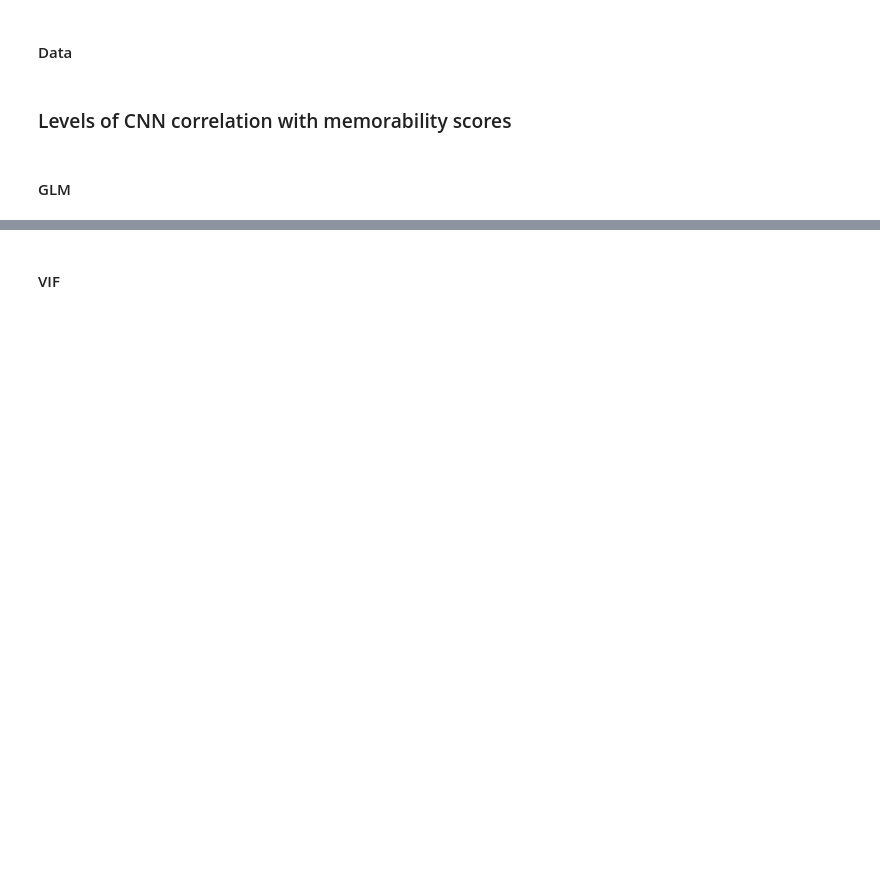
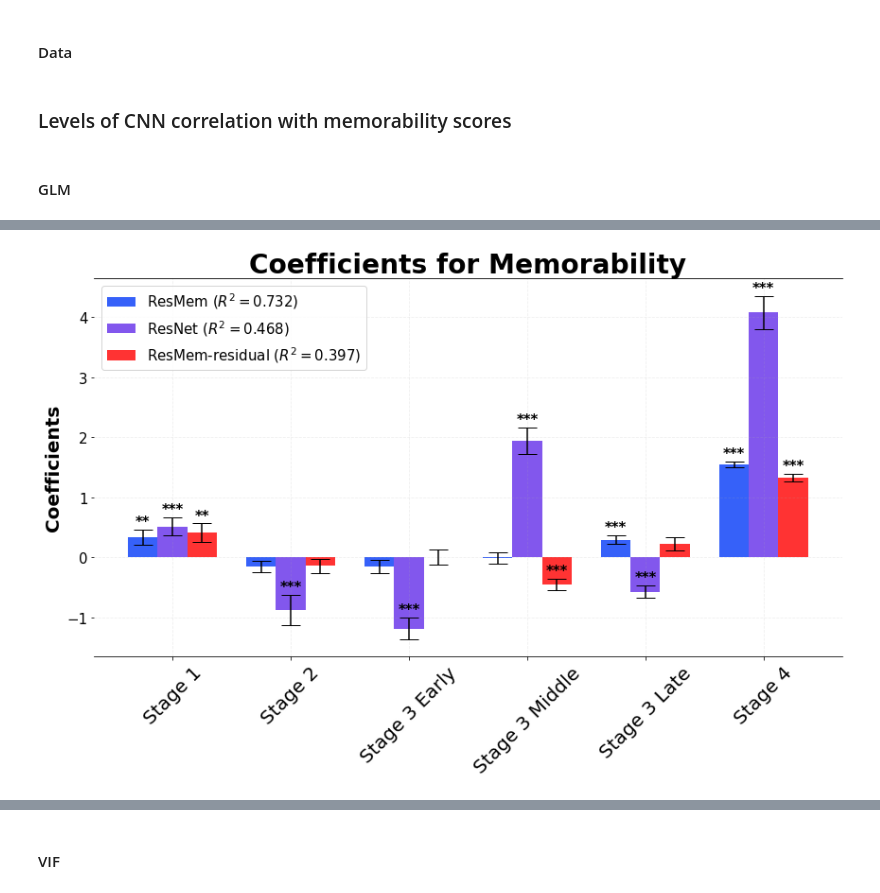
Before and after one commit to shikangpeng/memMedia, a Jupyter notebook: corr_analysis.ipynb, the cells around one changed output, grey strips where cells are left out. Drawn from its saved outputs; the diff is of its cells as text; code cells hidden in the pictures; blank space fills up the shorter version.

```diff
--- a/corr_analysis.ipynb
+++ b/corr_analysis.ipynb
@@ -261,3 +299,89 @@ plt.show()
+# %%
+import matplotlib.pyplot as plt
+import numpy as np
+
+# Data
+stages = ["Stage 1", "Stage 2", "Stage 3 Early", "Stage 3 Middle", "Stage 3 Late", "Stage 4"]
+coef = [0.3346, -0.1486, -0.1555, -0.012, 0.2918, 1.5462]
+std_err = [0.128, 0.094, 0.107, 0.088, 0.075, 0.048]
+
+stages_r = ["Stage 1", "Stage 2", "Stage 3 Early", "Stage 3 Middle", "Stage 3 Late", "Stage 4"]
+coef_r = [0.5143, -0.8761, -1.186, 1.9384, -0.5725, 4.0757]
+std_err_r = [0.147, 0.251, 0.184, 0.219, 0.102, 0.281]
+
+stages_resid = ["Stage 1", "Stage 2", "Stage 3 Early", "Stage 3 Middle", "Stage 3 Late", "Stage 4"]
+coef_resid = [0.4079,-0.1415,0.0097,-0.4527,0.2179,1.3331]
+std_err_resid = [0.156,0.120,0.126,0.101,0.112,0.064]
+
+x_values = np.arange(len(stages))
+
+# Plot setup
+fig, ax = plt.subplots(figsize=(12, 8))
+width = 0.25  # Bar width (reduced to prevent overlap)
+
+# Plot bars for stages
+bars1 = ax.bar(x_values - width, coef, color='#0339f8', yerr=std_err, capsize=10, alpha=0.8, width=width, label='ResMem ($R^2 = 0.732$)')
+bars2 = ax.bar(x_values, coef_r, color="#632DE9", yerr=std_err_r, capsize=10, alpha=0.8, width=width, label='ResNet ($R^2 = 0.468$)')
+bars3 = ax.bar(x_values + width, coef_resid, color="red", yerr=std_err_resid, capsize=10, alpha=0.8, width=width, label='ResMem-residual ($R^2 = 0.397$)')
+
+# Axes and labels
+ax.set_xticks(x_values)
+ax.set_xticklabels(stages, rotation=45, fontsize=20)
+plt.yticks(fontsize=15)
+ax.set_ylabel('Coefficients', fontsize=20, fontweight='bold')
+ax.set_title('Coefficients for Memorability', fontsize=28, fontweight='bold')
+ax.grid(False, linestyle='--', alpha=0.2)
+ax.spines['left'].set_visible(False)
+ax.spines['right'].set_visible(False)
+
+# Add significance markers for 'stages'
+significance = [0.009, 1, 1, 1, 0, 0]
+significance_r = [0, 0, 0, 0, 0, 0]
+significance_resid = [0.009, 1, 1, 0, 0.051, 0]
+
+for i, bar in enumerate(bars1):
+    if significance[i] < 0.001:
+        ax.text(bar.get_x() + bar.get_width() / 2., bar.get_height() + std_err[i] + 0.01, '***',
+                ha='center', va='bottom', color='black', fontsize=15, fontweight='bold')
+    elif significance[i] < 0.01:
+        ax.text(bar.get_x() + bar.get_width() / 2., bar.get_height() + std_err[i] + 0.01, '**',
+                ha='center', va='bottom', color='black', fontsize=15, fontweight='bold')
+    elif significance[i] < 0.05:
+        ax.text(bar.get_x() + bar.get_width() / 2., bar.get_height() + std_err[i] + 0.01, '*',
+                ha='center', va='bottom', color='black', fontsize=15, fontweight='bold')
+
+# Add significance markers for 'stages_r'
+for i, bar in enumerate(bars2):
+    if significance_r[i] < 0.001:
+        ax.text(bar.get_x() + bar.get_width() / 2., bar.get_height() + std_err_r[i] + 0.01, '***',
+                ha='center', va='bottom', color='black', fontsize=15, fontweight='bold')
+    elif significance_r[i] < 0.01:
+        ax.text(bar.get_x() + bar.get_width() / 2., bar.get_height() + std_err_r[i] + 0.01, '**',
+                ha='center', va='bottom', color='black', fontsize=15, fontweight='bold')
+    elif significance_r[i] < 0.05:
+        ax.text(bar.get_x() + bar.get_width() / 2., bar.get_height() + std_err_r[i] + 0.01, '*',
+                ha='center', va='bottom', color='black', fontsize=15, fontweight='bold')
+
+# Add significance markers for 'stages_resid'
+for i, bar in enumerate(bars3):
+    if significance_resid[i] < 0.001:
+        ax.text(bar.get_x() + bar.get_width() / 2., bar.get_height() + std_err_resid[i] + 0.01, '***',
+                ha='center', va='bottom', color='black', fontsize=15, fontweight='bold')
+    elif significance_resid[i] < 0.01:
+        ax.text(bar.get_x() + bar.get_width() / 2., bar.get_height() + std_err_resid[i] + 0.01, '**',
+                ha='center', va='bottom', color='black', fontsize=15, fontweight='bold')
+    elif significance_resid[i] < 0.05:
+        ax.text(bar.get_x() + bar.get_width() / 2., bar.get_height() + std_err_resid[i] + 0.01, '*',
+                ha='center', va='bottom', color='black', fontsize=15, fontweight='bold')
+
+# Legend
+ax.legend(fontsize=15, loc='upper left')
+
+# Tight layout
+plt.tight_layout()
+plt.show()
+# %% [output]
+[figure, added]
 # %%
 # Predicted values from the model
 predicted_y = glm_model.fittedvalues
```
Also changed, not shown: parts of 40 cells of this notebook.
